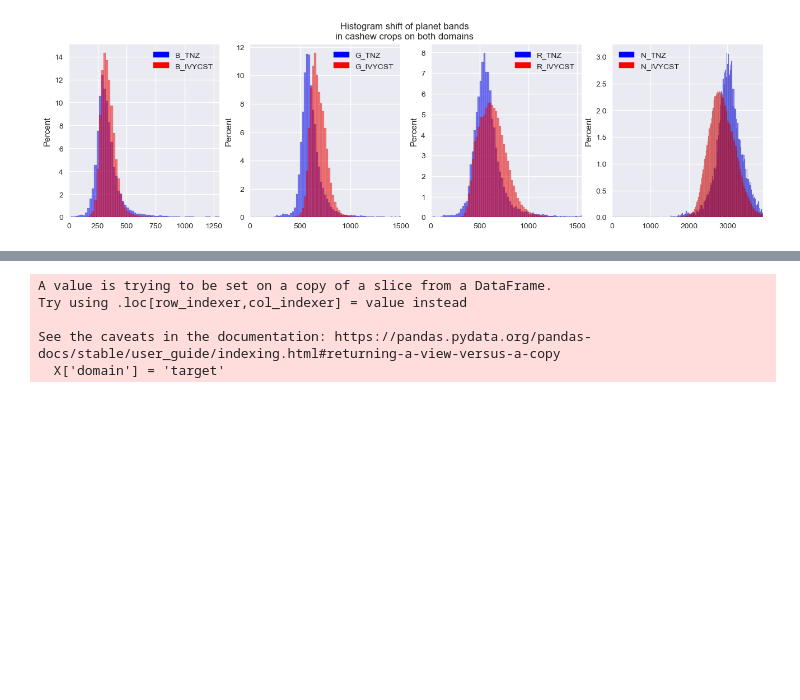
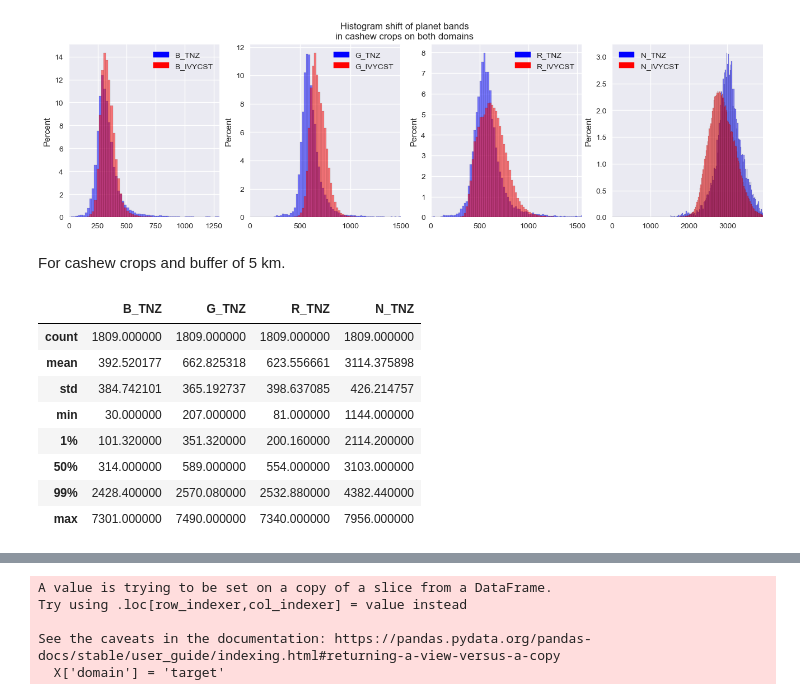
Before and after one commit to mdominguezd/DomainAdaptationCashewCropMapping_MGIThesis, a Jupyter notebook: 01_DataExploration/01_02_DataDistributionShift.ipynb, the cells around one changed output, grey strips where cells are left out. Cells and saved outputs as stored; diff of their text form; code cells hidden in the pictures; blank space fills up the shorter version.

Commit message:
Updated Data Exploration notebooks to check features extracted distribution and Area around cashew

```diff
--- a/01_DataExploration/01_02_DataDistributionShift.ipynb
+++ b/01_DataExploration/01_02_DataDistributionShift.ipynb
@@ -105,3 +107,51 @@ for i in range(4):
 sst = plt.suptitle('Histogram shift of planet bands\nin cashew crops on both domains')
 # %% [output]
 [figure]
+# %% [markdown]
+For cashew crops and buffer of 5 km.
+# %%
+date_beg = '2015-12-01'
+date_end = '2016-12-31'
+
+aoi_T = geemap.shp_to_ee('../Data/Vector/Cashew_Tanzania.shp')
+
+Pl = (
+        ee.ImageCollection('projects/planet-nicfi/assets/basemaps/africa')
+        .filterDate(date_beg, date_end)
+        .select(['B','G','R','N'])
+    )
+
+tz = Pl.map(lambda im : im.clip(aoi_T)).getRegion(aoi_T.geometry().buffer(5000), scale = 500).getInfo()
+df_tz = pd.DataFrame(tz[1:], columns = tz[0]).iloc[:,-4:]
+df_tz.columns = [i + '_TNZ' for i in list(df_tz.columns)]
+
+Big_gdf = pd.DataFrame([])
+
+for i in range(len(fishnet)):
+    gdf = gpd.clip(Ivy_qn, fishnet.iloc[i].geometry)
+
+    aoi_Iv = geemap.geopandas_to_ee(gdf)
+
+    Precip = Pl.filter(ee.Filter.date(date_beg, date_end))
+
+    data_prec = Precip.getRegion(aoi_Iv.geometry().buffer(5000), scale = 500).getInfo()
+
+    precip_df = pd.DataFrame(columns= data_prec[0], data = data_prec[1:])
+
+    Big_gdf = Big_gdf.append(precip_df)
+
+Big_gdf.columns = [i + '_IVYCST' for i in list(Big_gdf.columns)]
+
+df = df_tz.append(Big_gdf)
+# %%
+df.iloc[:, :4].dropna().describe(percentiles = [0.01, 0.99])
+# %% [output]
+|  | B_TNZ | G_TNZ | R_TNZ | N_TNZ |
+| count | 1809.000000 | 1809.000000 | 1809.000000 | 1809.000000 |
+| mean | 392.520177 | 662.825318 | 623.556661 | 3114.375898 |
+| std | 384.742101 | 365.192737 | 398.637085 | 426.214757 |
+| min | 30.000000 | 207.000000 | 81.000000 | 1144.000000 |
+| 1% | 101.320000 | 351.320000 | 200.160000 | 2114.200000 |
+| 50% | 314.000000 | 589.000000 | 554.000000 | 3103.000000 |
+| 99% | 2428.400000 | 2570.080000 | 2532.880000 | 4382.440000 |
+| max | 7301.000000 | 7490.000000 | 7340.000000 | 7956.000000 |
```
Also changed, not shown: parts of 2 cells of this notebook, 1 other file.
